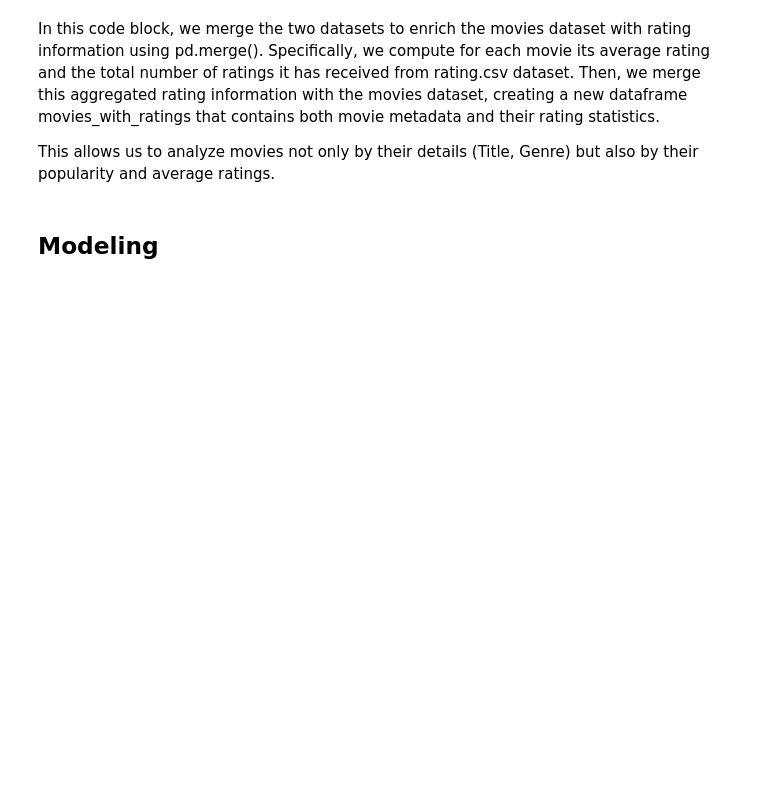
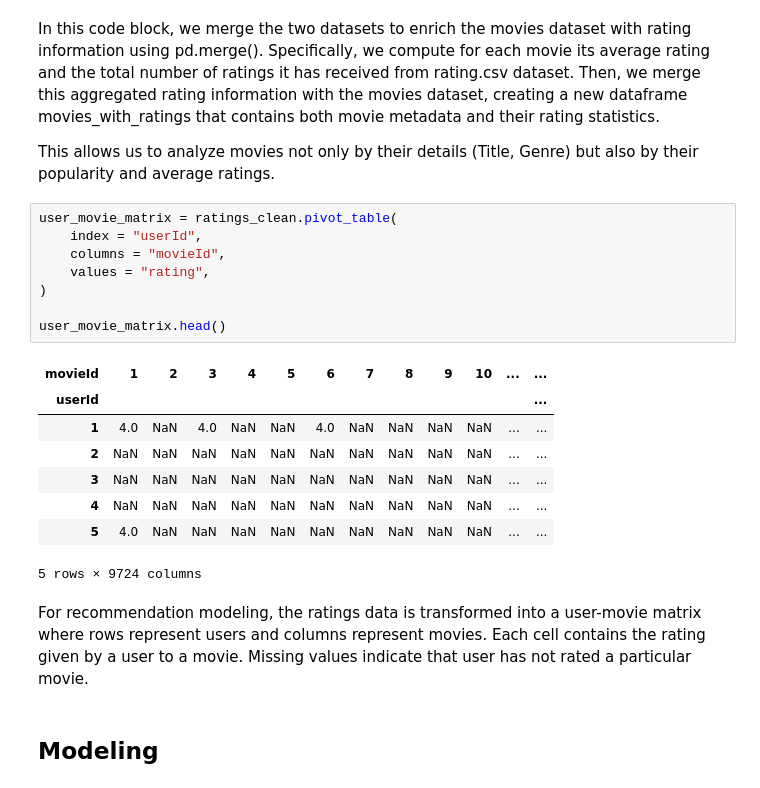
Before and after one commit to TheZink/MLL, a Jupyter notebook: Documents/Project/MovieProject.ipynb, the cells around one changed output. Cells and saved outputs as stored; diff of their text form; blank space fills up the shorter version.

```diff
--- a/Documents/Project/MovieProject.ipynb
+++ b/Documents/Project/MovieProject.ipynb
@@ -237,6 +249,25 @@ In this code block, we merge the two datasets to enrich the movies dataset with
 
 
 This allows us to analyze movies not only by their details (Title, Genre) but also by their popularity and average ratings.
+# %%
+user_movie_matrix = ratings_clean.pivot_table(
+    index = "userId",
+    columns = "movieId",
+    values = "rating",
+)
+
+user_movie_matrix.head()
+# %% [output]
+| movieId | 1 | 2 | 3 | 4 | 5 | 6 | 7 | 8 | 9 | 10 | ... | ... |
+| userId |  |  |  |  |  |  |  |  |  |  |  | ... |
+| 1 | 4.0 | NaN | 4.0 | NaN | NaN | 4.0 | NaN | NaN | NaN | NaN | ... | ... |
+| 2 | NaN | NaN | NaN | NaN | NaN | NaN | NaN | NaN | NaN | NaN | ... | ... |
+| 3 | NaN | NaN | NaN | NaN | NaN | NaN | NaN | NaN | NaN | NaN | ... | ... |
+| 4 | NaN | NaN | NaN | NaN | NaN | NaN | NaN | NaN | NaN | NaN | ... | ... |
+| 5 | 4.0 | NaN | NaN | NaN | NaN | NaN | NaN | NaN | NaN | NaN | ... | ... |
+5 rows × 9724 columns
+# %% [markdown]
+For recommendation modeling, the ratings data is transformed into a user-movie matrix where rows represent users and columns represent movies. Each cell contains the rating given by a user to a movie. Missing values indicate that user has not rated a particular movie.
 # %% [markdown]
 ## Modeling
 # %% [markdown]
```
Also changed, not shown: parts of 6 cells of this notebook.
